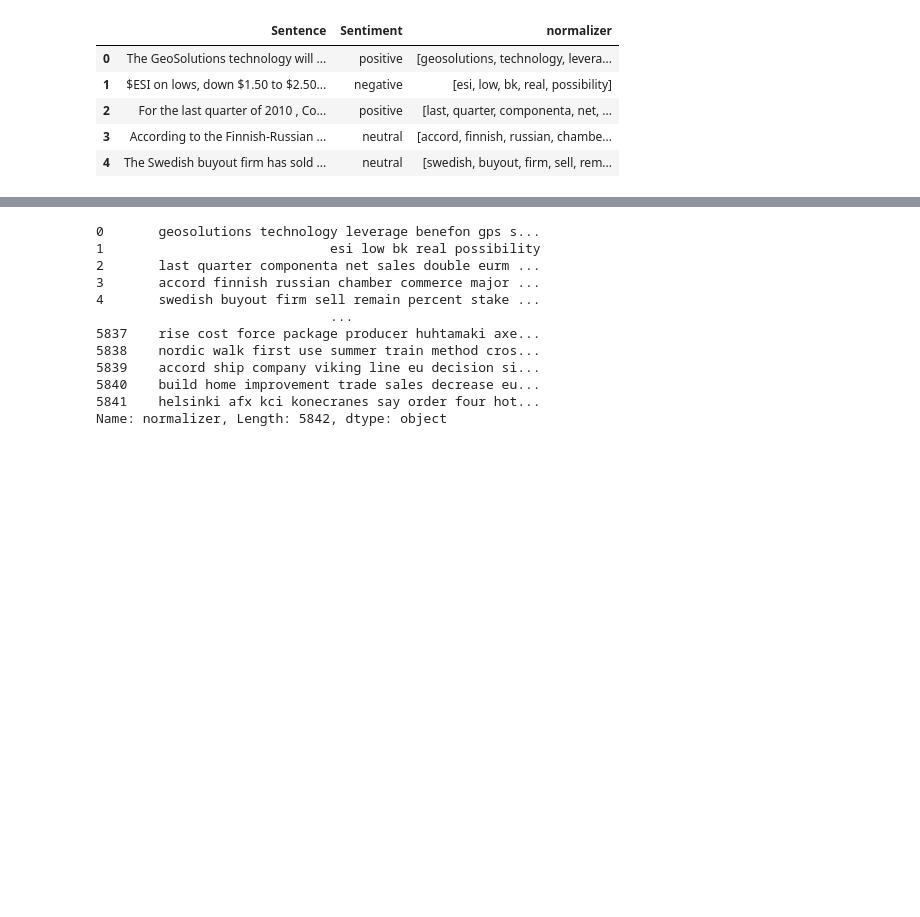
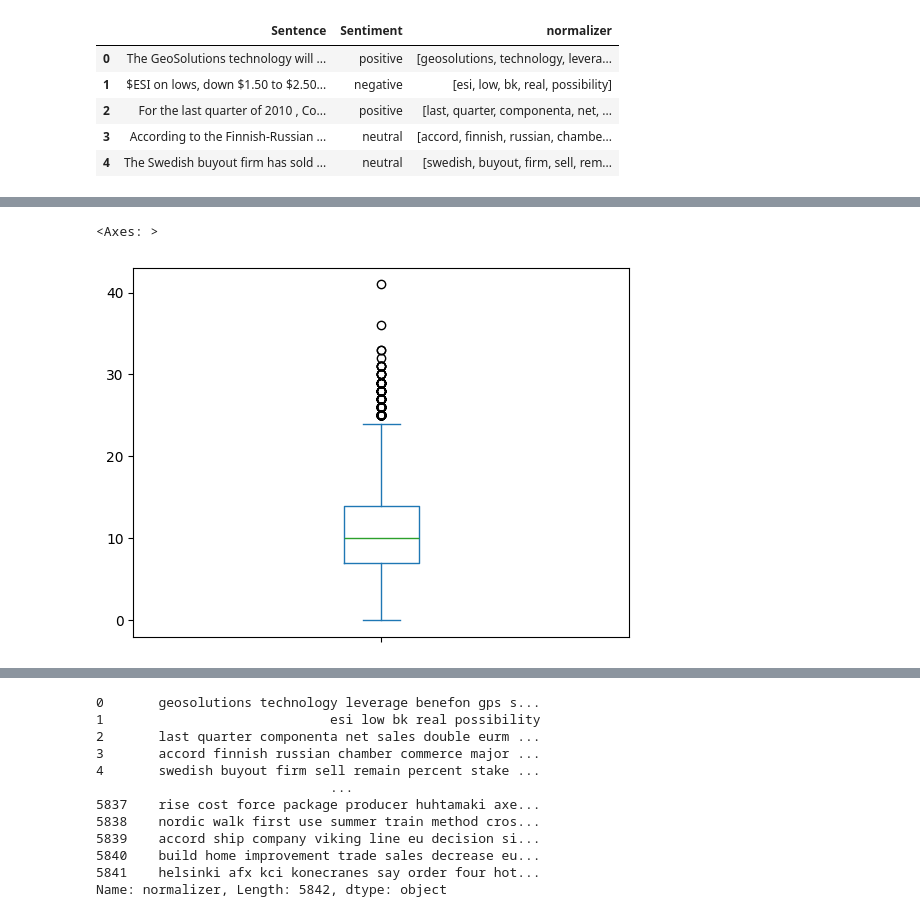
Before and after one commit to gardeniaestevam/time6-mandacaru.dev, a Jupyter notebook: SVM.ipynb, the cells around one changed output, grey strips where cells are left out. Saved outputs shown, nothing was run; the diff lists cells and outputs as text; code cells hidden in the pictures; blank space fills up the shorter version.

```diff
--- a/SVM.ipynb
+++ b/SVM.ipynb
@@ -104,10 +112,3 @@ dataset.head()
 | 2 | For the last quarter of 2010 , Co... | positive | [last, quarter, componenta, net, ... |
 | 3 | According to the Finnish-Russian ... | neutral | [accord, finnish, russian, chambe... |
 | 4 | The Swedish buyout firm has sold ... | neutral | [swedish, buyout, firm, sell, rem... |
-# %%
-nltk.download('averaged_perceptron_tagger')
-
-# Identificar as partes do discurso (substantivos, verbos, adjetivos, etc.)
-
-dataset['pos_tags'] = dataset['normalizer'].apply(lambda x:nltk.pos_tag(x))
-dataset['pos_tags']
@@ -131,16 +114,0 @@ Name: pos_tags, Length: 5842, dtype: object
-# %%
-#VB: Verb, base form (verbo, forma base)
-#VBD: Verb, past tense (verbo, passado)
-#VBG: Verb, gerund or present participle (verbo, gerúndio ou particípio presente)
-#VBN: Verb, past participle (verbo, particípio passado)
-#VBP: Verb, non-3rd person singular present (verbo, presente não terceira pessoa singular)
-#VBZ: Verb, 3rd person singular present (verbo, presente terceira pessoa singular)
-#substantivos "NN"
-#adjetivos "JJ"
-#NN: Noun, singular or mass (substantivo, singular ou massivo)
-#NNS: Noun, plural (substantivo, plural)
-#NNP: Proper noun, singular (substantivo próprio, singular)
-#NNPS: Proper noun, plural (substantivo próprio, plural)
-
-dataset['only_vb'] = dataset['pos_tags'].apply(lambda x: [word[0] for word in x if word[1] in ['VB','VBD','VBG','VBN','VBP','VBZ']])
-dataset
@@ -161,9 +114,0 @@ dataset
-# %%
-def remover_NN(texto):
-    if texto is None:
-        return []  # Retorna uma lista vazia se texto for None
-    novo_texto = [word for word in texto if not (word[1] in ["NN"])]
-    return novo_texto
-
-dataset["pos_tags"] = dataset["pos_tags"].apply(remover_NN)
-dataset.head()
@@ -176,0 +115,9 @@ dataset.head()
+# %%
+# Calculate tweet lengths
+dataset_len = pd.Series([len(tweet) for tweet in dataset['normalizer']])
+
+# The distribution of tweet text lengths
+dataset_len.plot(kind='box')
+# %% [output]
+<Axes: >
+[figure, added]
```
Also changed, not shown: parts of 19 cells of this notebook.
